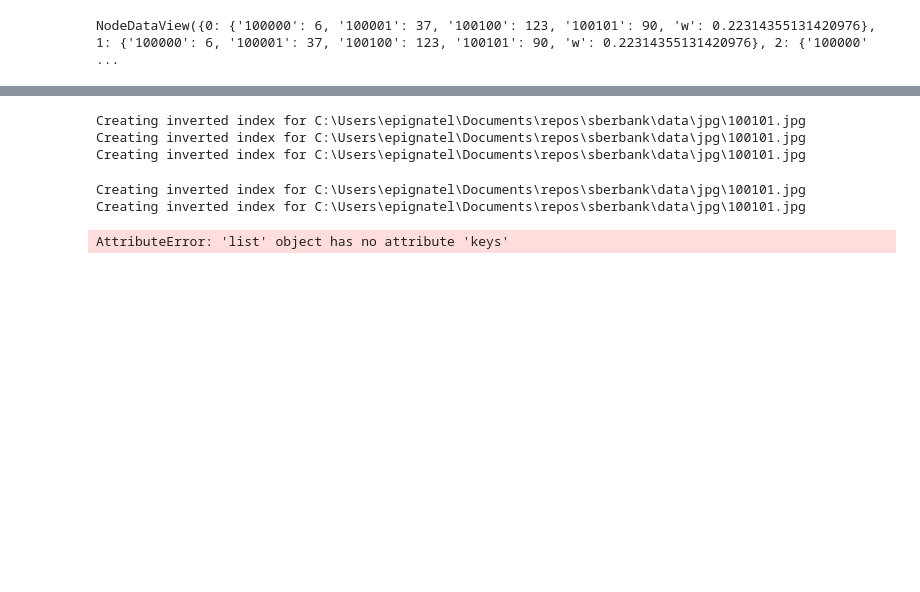
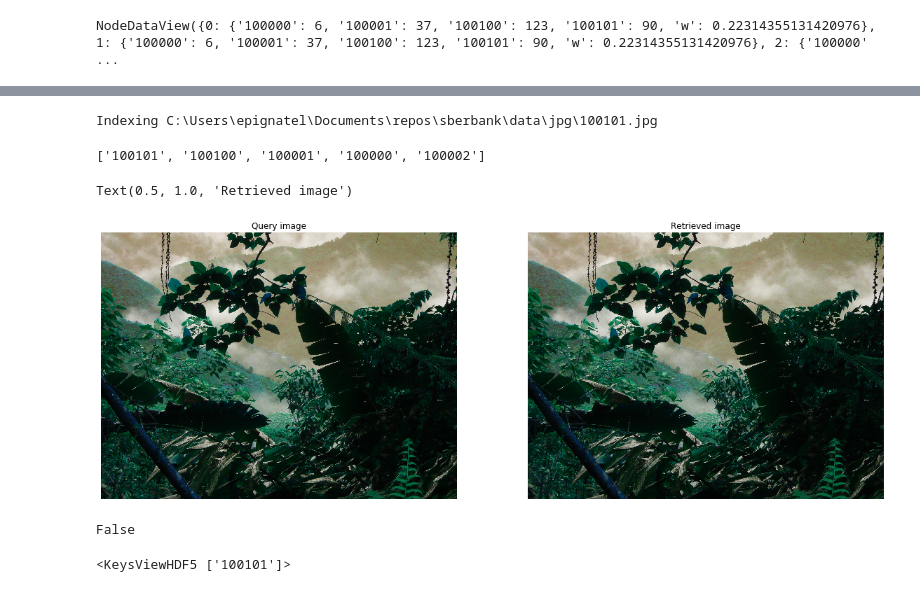
Before and after one commit to epignatelli/scalable-recognition-with-a-vocabulary-tree, a Jupyter notebook: VV3.ipynb, the cells around one changed output, grey strips where cells are left out. Cells and saved outputs as stored; diff of their text form; code cells hidden in the pictures; blank space fills up the shorter version.

Commit message:
add features storage on dataset

```diff
--- a/VV3.ipynb
+++ b/VV3.ipynb
@@ -35,9 +31,8 @@ score
 # %%
-cbir.retrieve(r"C:\Users\epignatel\Documents\repos\sberbank\data\jpg\100101.jpg")
+ids = cbir.retrieve(r"C:\Users\epignatel\Documents\repos\sberbank\data\jpg\100101.jpg")
 # %% [output]
-Creating inverted index for C:\Users\epignatel\Documents\repos\sberbank\data\jpg\100101.jpg
-Creating inverted index for C:\Users\epignatel\Documents\repos\sberbank\data\jpg\100101.jpg
-Creating inverted index for C:\Users\epignatel\Documents\repos\sberbank\data\jpg\100101.jpg
+Indexing C:\Users\epignatel\Documents\repos\sberbank\data\jpg\100101.jpg
-Creating inverted index for C:\Users\epignatel\Documents\repos\sberbank\data\jpg\100101.jpg
-Creating inverted index for C:\Users\epignatel\Documents\repos\sberbank\data\jpg\100101.jpg
-AttributeError: 'list' object has no attribute 'keys'
+# %%
+ids
+# %% [output]
+['100101', '100100', '100001', '100000', '100002']
@@ -43,0 +41,22 @@ AttributeError: 'list' object has no attribute 'keys'
+# %%
+fig, ax = plt.subplots(1, 2, figsize=(20, 10))
+ax[0].axis("off")
+ax[0].imshow(cv2.imread(f"C:\\Users\\epignatel\\Documents\\repos\\sberbank\\data\\jpg\\100101.jpg"))
+ax[0].set_title("Query image")
+ax[1].axis("off")
+ax[1].imshow(cv2.imread(f"C:\\Users\\epignatel\\Documents\\repos\\sberbank\\data\\jpg\\{ids[0]}.jpg"))
+ax[1].set_title("Retrieved image")
+# %% [output]
+Text(0.5, 1.0, 'Retrieved image')
+[figure, added]
+# %%
+cbir.dataset.is_stored(r"C:\Users\epignatel\Documents\repos\sberbank\data\jpg\100000.jpg")
+# %% [output]
+False
+# %%
+import h5py
+h5 = r"C:\Users\epignatel\Documents\repos\sberbank\data\features.hdf5"
+with h5py.File(h5, "r") as f:
+    print(f.keys())
+# %% [output]
+<KeysViewHDF5 ['100101']>
```
Also changed, not shown: parts of 5 cells of this notebook, 1 other file.
